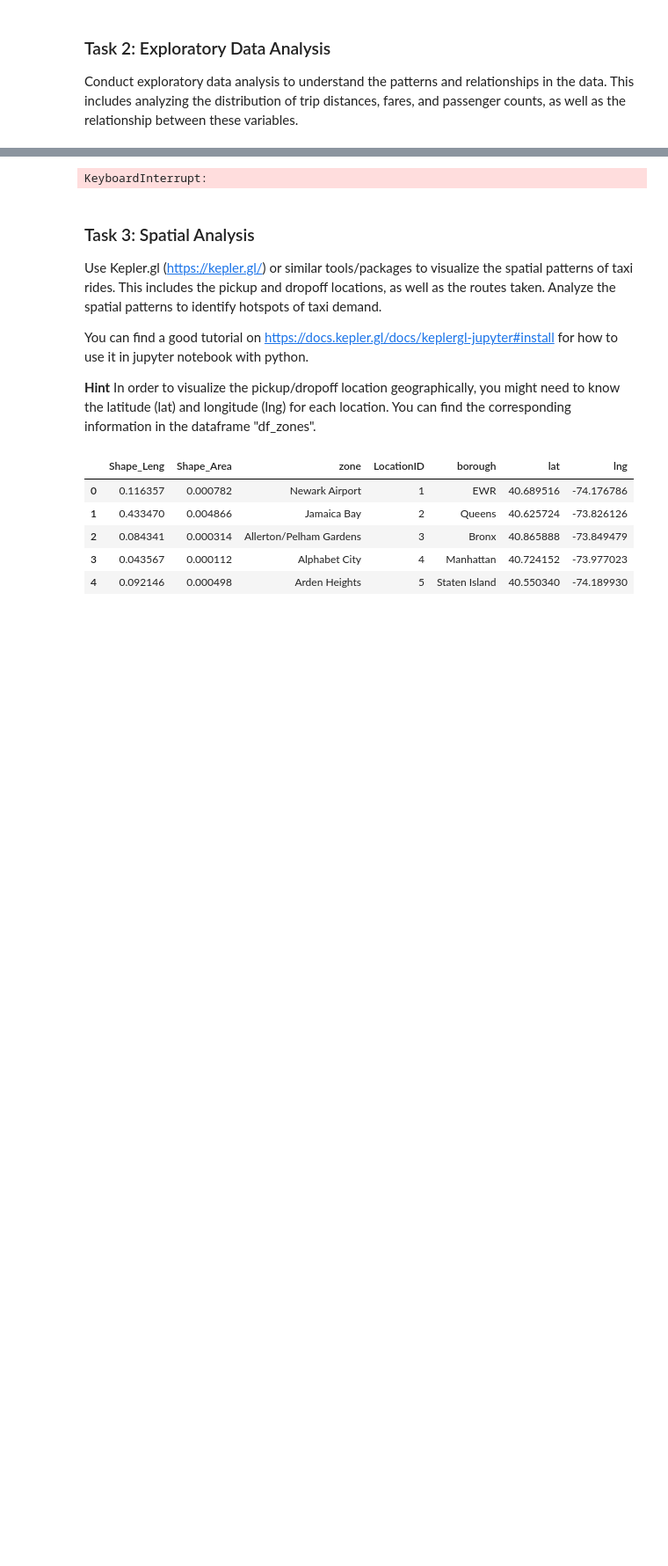
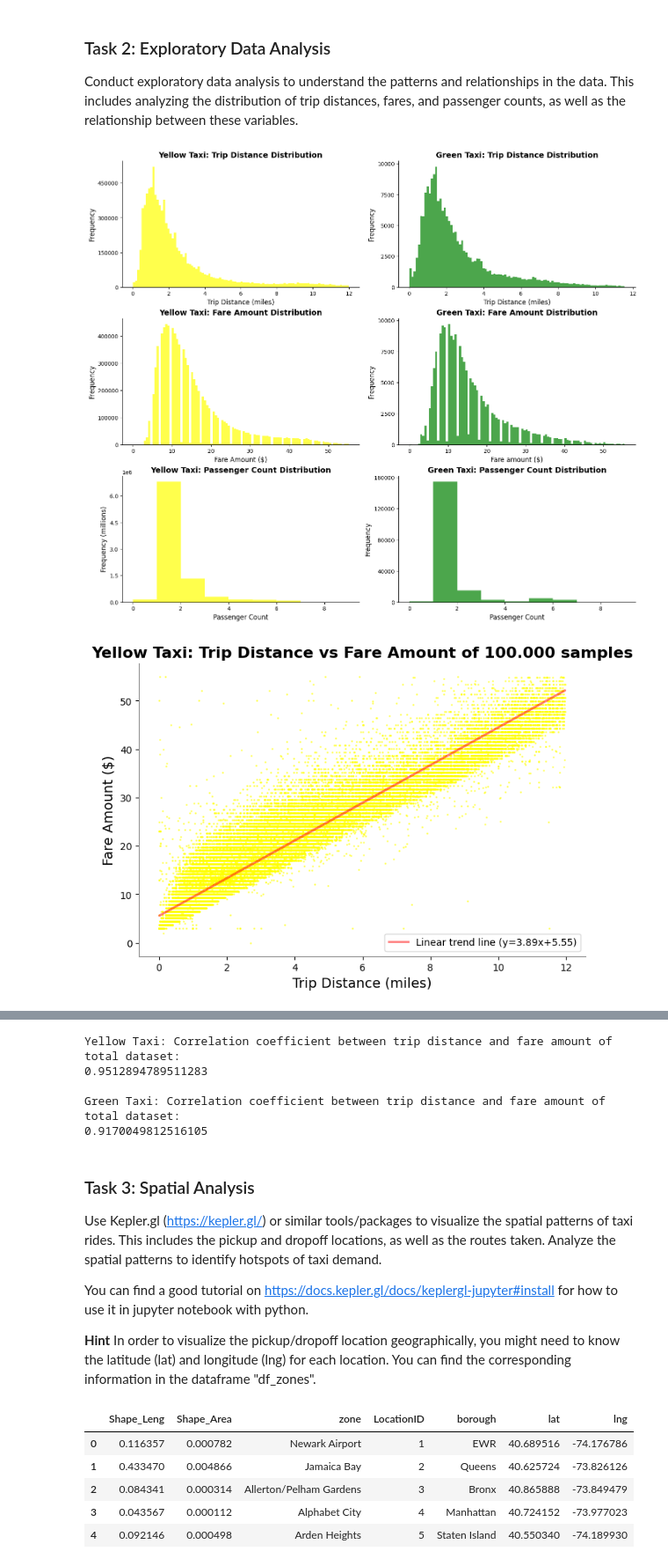
Before and after one commit to DenizIsikli/62444-DataVisualization-Analysis, a Jupyter notebook: 4_temporal_spatial_data_analysis.ipynb, the cells around one changed output, grey strips where cells are left out. Shown at 88% size. Saved outputs shown, nothing was run; the diff lists cells and outputs as text; code cells hidden in the pictures; blank space fills up the shorter version.

```diff
--- a/4_temporal_spatial_data_analysis.ipynb
+++ b/4_temporal_spatial_data_analysis.ipynb
@@ -99,8 +99,8 @@ df_yellow_t2 = df_yellow[df_yellow['trip_distance'] > 0]
 df_green_t2 = df_green[df_green['trip_distance'] > 0]
 
 # Remove records where fare_amount is 0 or negative
-df_yellow_t2 = df_yellow_t2[df_yellow['fare_amount'] > 0]
-df_green_t2 = df_green_t2[df_green['fare_amount'] > 0]
+df_yellow_t2 = df_yellow_t2[df_yellow_t2['fare_amount'] > 0]
+df_green_t2 = df_green_t2[df_green_t2['fare_amount'] > 0]
 
 # Clean the data for both yellow and green datasets
 df_yellow_clean_t2 = remove_outliers(df_yellow_t2, 'trip_distance')
@@ -112,30 +112,32 @@ df_green_clean_t2 = remove_outliers(df_green_clean_t2, 'fare_amount')
 # 1. Analyzing the Distribution
 fig, axes = plt.subplots(nrows=3, ncols=2, figsize=(14, 12), constrained_layout=True)
 plot_histogram(df_yellow_clean_t2, 'trip_distance', 'yellow', 'Yellow Taxi: Trip Distance Distribution', axes[0, 0], 'Trip Distance (miles)', 'Frequency')
 plot_histogram(df_green_clean_t2, 'trip_distance', 'green', 'Green Taxi: Trip Distance Distribution', axes[0, 1], 'Trip Distance (miles)', 'Frequency')
 plot_histogram(df_yellow_clean_t2, 'fare_amount', 'yellow', 'Yellow Taxi: Fare Amount Distribution', axes[1, 0], 'Fare Amount ($)', 'Frequency')
 plot_histogram(df_green_clean_t2, 'fare_amount', 'green', 'Green Taxi: Fare Amount Distribution', axes[1, 1], 'Fare amount ($)', 'Frequency')
 
 # For passenger count, we do not remove outliers since it's a discrete variable and generally doesn't have significant outliers
 passenger_bins = np.arange(0, df_yellow_t2['passenger_count'].max() + 1, 1) # Bins for passenger count
 
 plot_histogram(df_yellow_t2, 'passenger_count', 'yellow', 'Yellow Taxi: Passenger Count Distribution', axes[2, 0], 'Passenger Count', 'Frequency (millions)', passenger_bins)
 plot_histogram(df_green_t2, 'passenger_count', 'green', 'Green Taxi: Passenger Count Distribution', axes[2, 1], 'Passenger Count', 'Frequency', passenger_bins)
 
 # 2. Analyzing Relationships
 fig, ax = plt.subplots(figsize=(7, 5), constrained_layout=True)
 plot_scatter(df_yellow_clean_t2.sample(100000), 'trip_distance', 'fare_amount', 'yellow', 'Yellow Taxi: Trip Distance vs Fare Amount of 100.000 samples', ax, 'Trip Distance (miles)', 'Fare Amount ($)') # Sample to not over clutter the scatter plot
 
 fig, ax = plt.subplots(figsize=(7, 5), constrained_layout=True)
 plot_scatter(df_green_clean_t2.sample(100000), 'trip_distance', 'fare_amount', 'green', 'Green Taxi: Trip Distance vs Fare Amount of 100.000 samples', ax, 'Trip Distance (miles)', 'Fare Amount ($)') # Sample to not over clutter the scatter plot
 
 # Show plots
 plt.show()
 
 # Calculating Correlation Coefficients
 print("Yellow Taxi: Correlation coefficient between trip distance and fare amount of total dataset:")
 print(df_yellow_clean_t2[['trip_distance', 'fare_amount']].corr().iloc[0, 1])
 
 print("\nGreen Taxi: Correlation coefficient between trip distance and fare amount of total dataset:")
 print(df_green_clean_t2[['trip_distance', 'fare_amount']].corr().iloc[0, 1])
 # %% [output]
+[figure, added]
+[figure, added]
@@ -142,4 +145,8 @@ print(df_green_clean_t2[['trip_distance', 'fare_amount']].corr().iloc[0, 1])
-KeyboardInterrupt:
+Yellow Taxi: Correlation coefficient between trip distance and fare amount of total dataset:
+0.9512894789511283
+
+Green Taxi: Correlation coefficient between trip distance and fare amount of total dataset:
+0.9170049812516105
 # %% [markdown]
 ### Task 3: Spatial Analysis
 Use Kepler.gl (https://kepler.gl/) or similar tools/packages to visualize the spatial patterns of taxi rides. This includes the pickup and dropoff locations, as well as the routes taken. Analyze the spatial patterns to identify hotspots of taxi demand.
```
Also changed, not shown: parts of 2 cells of this notebook.
